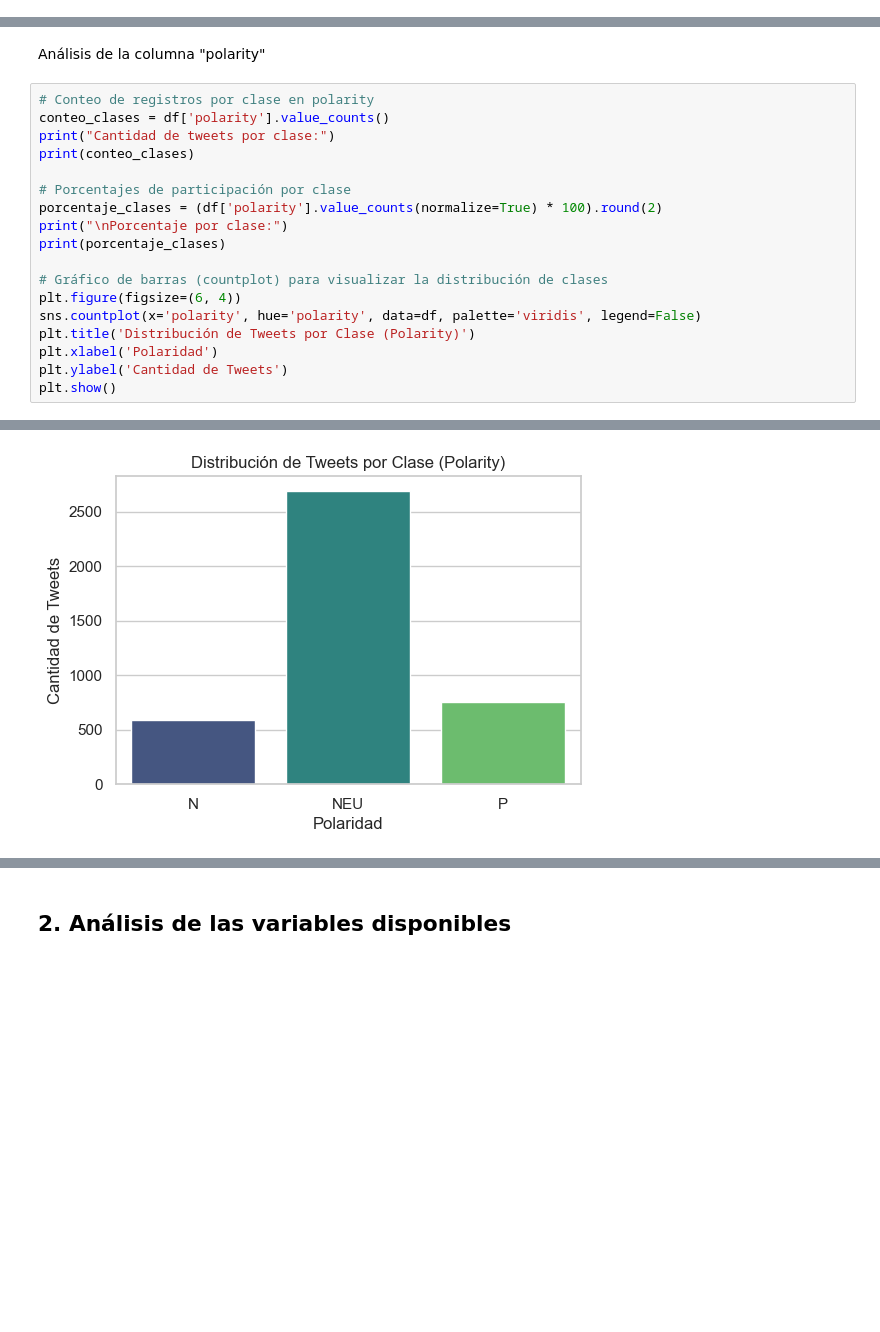
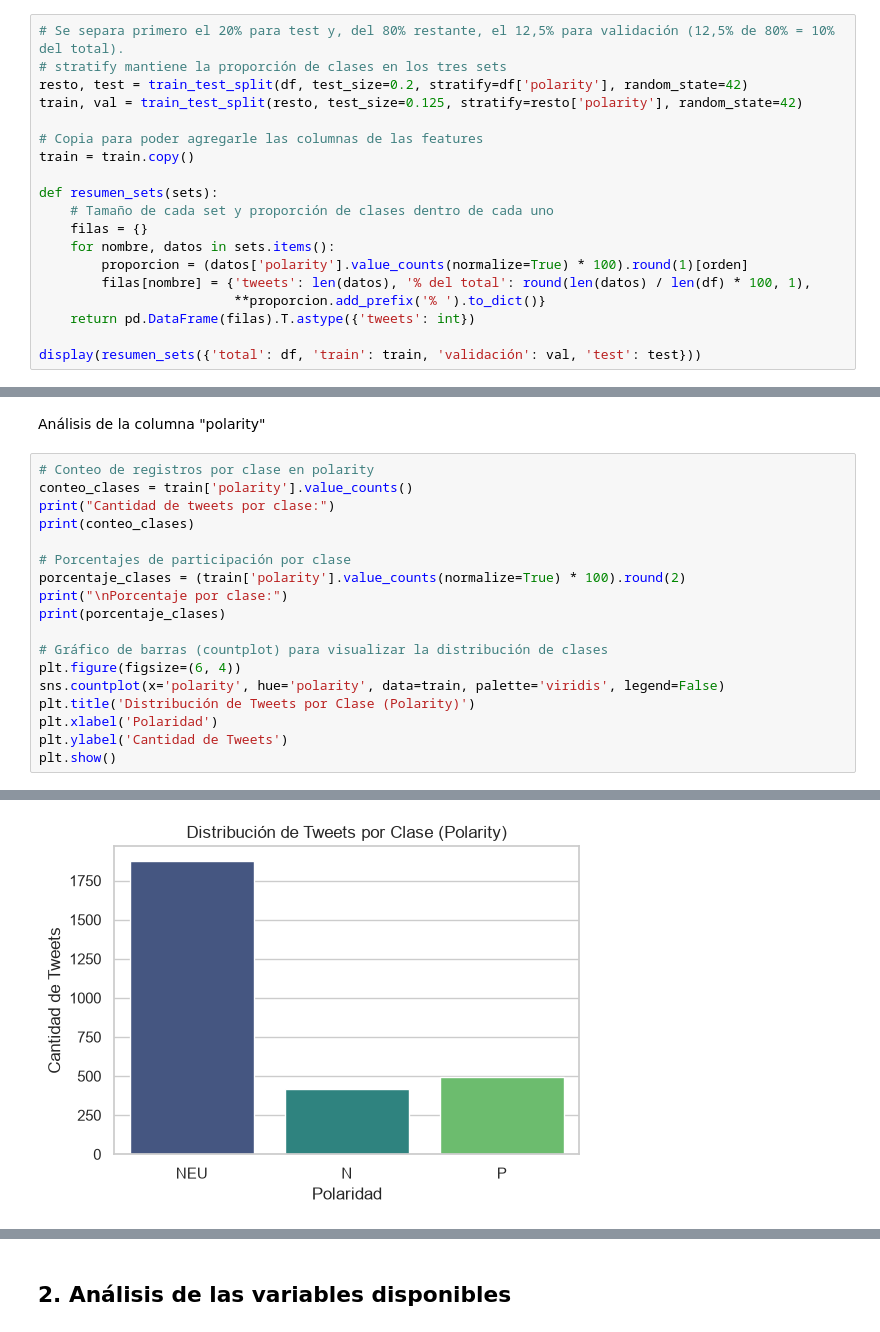
Before and after one commit to Barlita03/TP-CienciasDeDatos, a Jupyter notebook: TP1_CdD.ipynb, the cells around one changed output, grey strips where cells are left out. Cells and saved outputs as stored; diff of their text form; blank space fills up the shorter version.

Commit message:
Corrección: Se separa el dataset en: Train (70), Validation (10), Test (20)

```diff
--- a/TP1_CdD.ipynb
+++ b/TP1_CdD.ipynb
@@ -64,0 +157,19 @@ dtype: object
+# %%
+# Se separa primero el 20% para test y, del 80% restante, el 12,5% para validación (12,5% de 80% = 10% del total).
+# stratify mantiene la proporción de clases en los tres sets
+resto, test = train_test_split(df, test_size=0.2, stratify=df['polarity'], random_state=42)
+train, val = train_test_split(resto, test_size=0.125, stratify=resto['polarity'], random_state=42)
+
+# Copia para poder agregarle las columnas de las features
+train = train.copy()
+
+def resumen_sets(sets):
+    # Tamaño de cada set y proporción de clases dentro de cada uno
+    filas = {}
+    for nombre, datos in sets.items():
+        proporcion = (datos['polarity'].value_counts(normalize=True) * 100).round(1)[orden]
+        filas[nombre] = {'tweets': len(datos), '% del total': round(len(datos) / len(df) * 100, 1),
+                         **proporcion.add_prefix('% ').to_dict()}
+    return pd.DataFrame(filas).T.astype({'tweets': int})
+
+display(resumen_sets({'total': df, 'train': train, 'validación': val, 'test': test}))
@@ -66,18 +208,18 @@ dtype: object
 Análisis de la columna "polarity"
 # %%
 # Conteo de registros por clase en polarity
-conteo_clases = df['polarity'].value_counts()
+conteo_clases = train['polarity'].value_counts()
 print("Cantidad de tweets por clase:")
 print(conteo_clases)
 
 # Porcentajes de participación por clase
-porcentaje_clases = (df['polarity'].value_counts(normalize=True) * 100).round(2)
+porcentaje_clases = (train['polarity'].value_counts(normalize=True) * 100).round(2)
 print("\nPorcentaje por clase:")
 print(porcentaje_clases)
 
 # Gráfico de barras (countplot) para visualizar la distribución de clases
 plt.figure(figsize=(6, 4))
-sns.countplot(x='polarity', hue='polarity', data=df, palette='viridis', legend=False)
+sns.countplot(x='polarity', hue='polarity', data=train, palette='viridis', legend=False)
 plt.title('Distribución de Tweets por Clase (Polarity)')
 plt.xlabel('Polaridad')
 plt.ylabel('Cantidad de Tweets')
@@ -98,5 +240,5 @@ N      14.66
 Name: proportion, dtype: float64
-[figure, old version]
+[figure, new version]
 # %% [markdown]
 ***Observación:***
 
```
Also changed, not shown: parts of 78 cells of this notebook, 3 other files.
